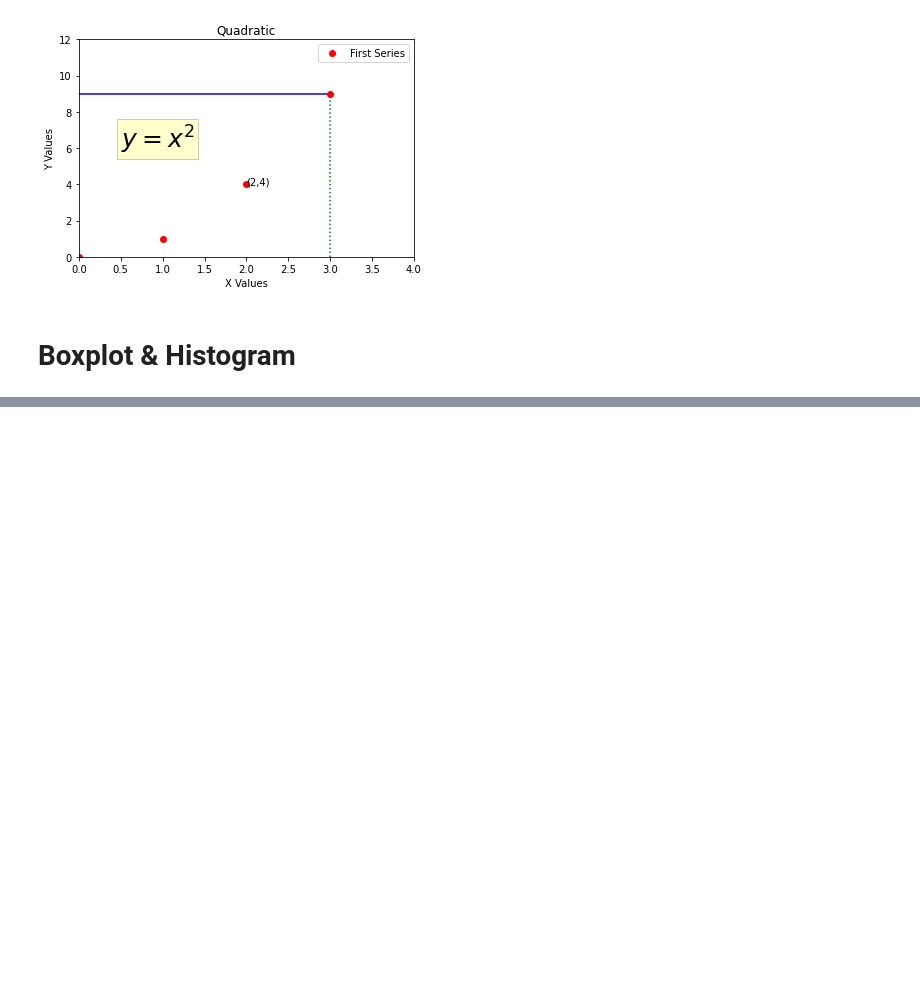
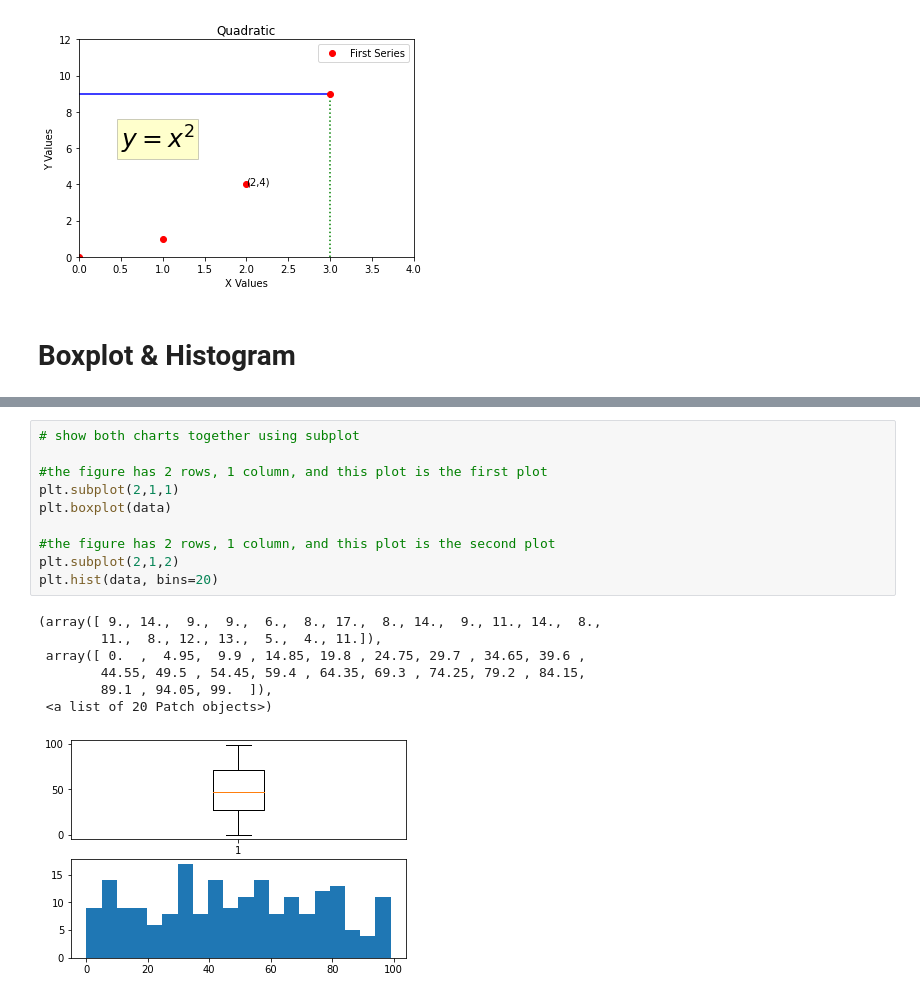
Before and after one commit to gon-olmedo/data-science-cookbook, a Jupyter notebook: Matplotlib/Matplotlib_basics.ipynb, the cells around one changed output, grey strips where cells are left out. Drawn from its saved outputs; the diff is of its cells as text; blank space fills up the shorter version.

```diff
--- a/Matplotlib/Matplotlib_basics.ipynb
+++ b/Matplotlib/Matplotlib_basics.ipynb
@@ -92,0 +136,18 @@ Text(0.5, 6, '$y = x^2$')
+# %%
+# show both charts together using subplot
+
+#the figure has 2 rows, 1 column, and this plot is the first plot
+plt.subplot(2,1,1)
+plt.boxplot(data)
+
+#the figure has 2 rows, 1 column, and this plot is the second plot
+plt.subplot(2,1,2)
+plt.hist(data, bins=20)
+# %% [output]
+(array([ 9., 14.,  9.,  9.,  6.,  8., 17.,  8., 14.,  9., 11., 14.,  8.,
+        11.,  8., 12., 13.,  5.,  4., 11.]),
+ array([ 0.  ,  4.95,  9.9 , 14.85, 19.8 , 24.75, 29.7 , 34.65, 39.6 ,
+        44.55, 49.5 , 54.45, 59.4 , 64.35, 69.3 , 74.25, 79.2 , 84.15,
+        89.1 , 94.05, 99.  ]),
+ <a list of 20 Patch objects>)
+[figure, added]
```
Also changed, not shown: parts of 7 cells of this notebook.
